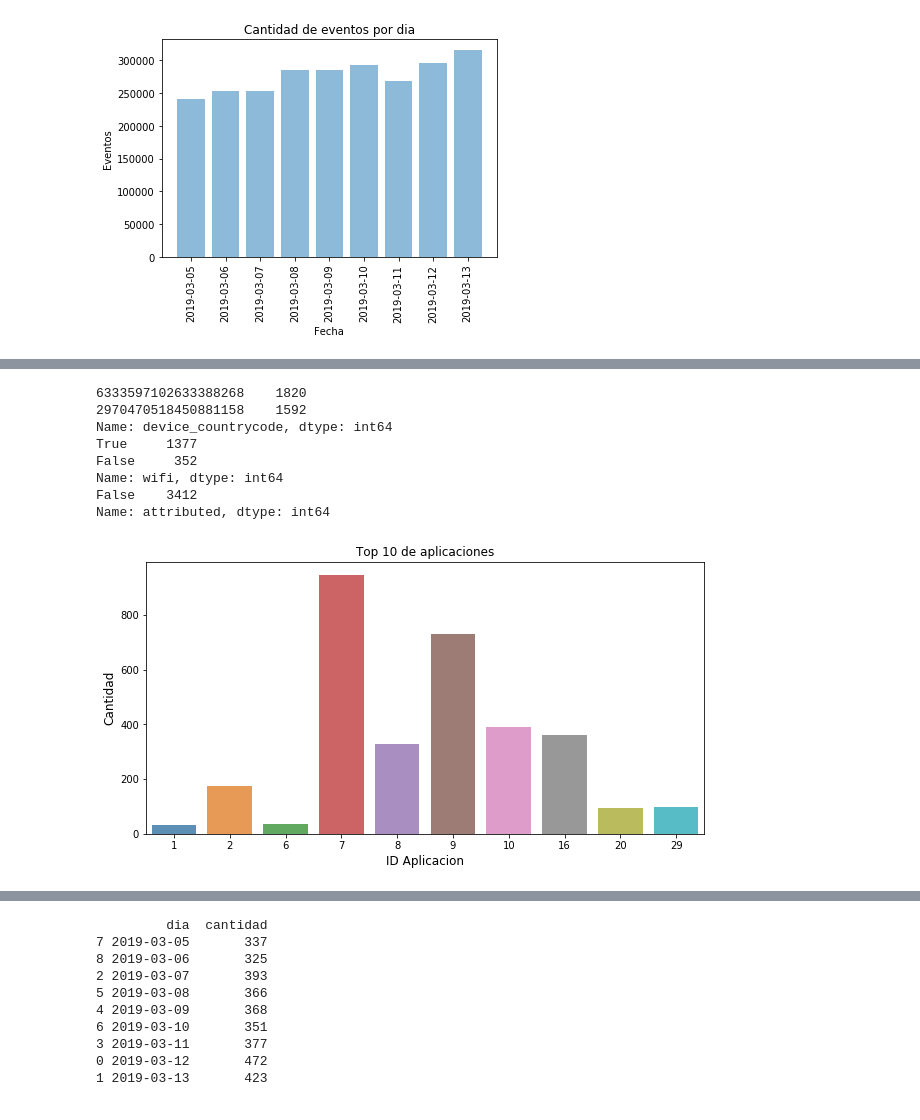
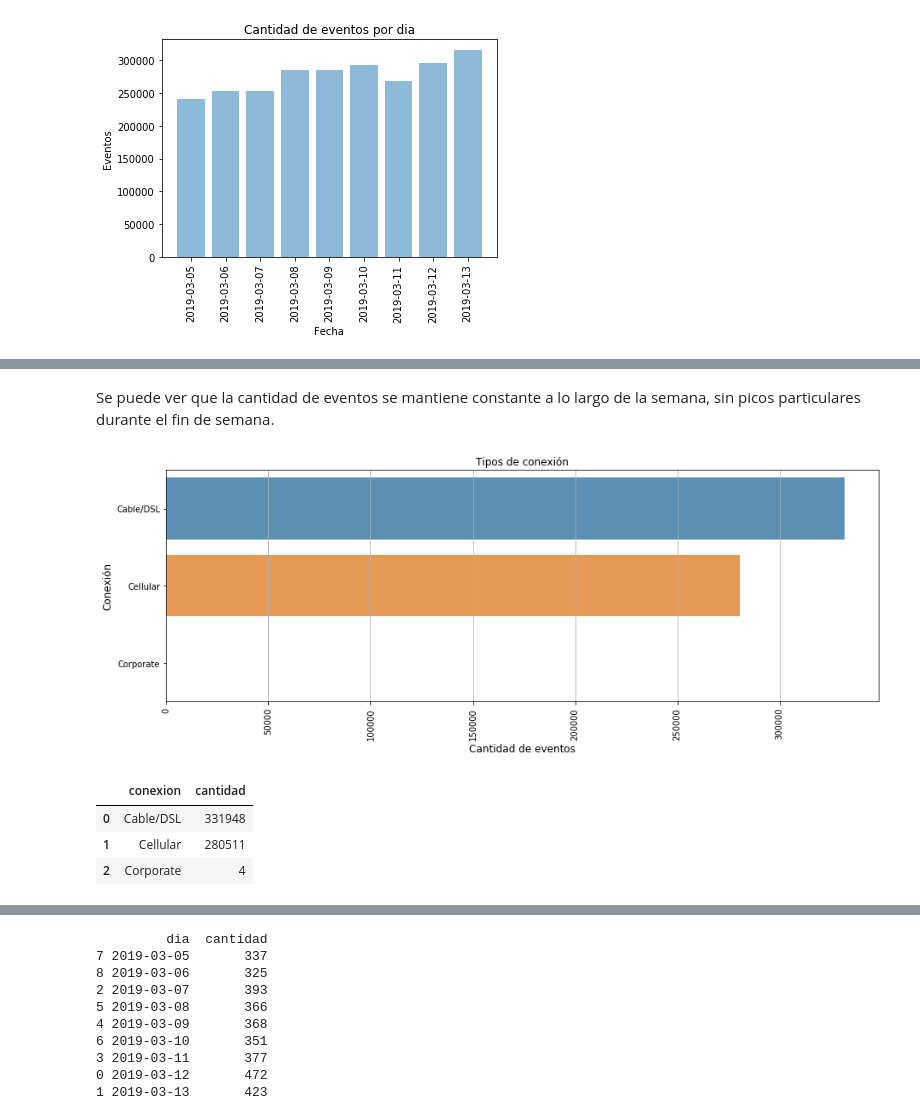
Before and after one commit to yanetrodriguez25/TpJampp, a Jupyter notebook: Tp1.ipynb, the cells around one changed output, grey strips where cells are left out. Saved outputs shown, nothing was run; the diff lists cells and outputs as text; code cells hidden in the pictures.

Commit message:
Mas info de events e installs

```diff
--- a/Tp1.ipynb
+++ b/Tp1.ipynb
@@ -575,29 +630,28 @@ df_installs.head(3)
-# %%
-#Las instalaciones se realizaron en dos países y más de la mitad de
-#los mismos ocurrieron en dispositivos que estaban conectados a una red WiFi.
-
-print(df_installs.device_countrycode.value_counts())
-print(df_installs.wifi.value_counts())
-
-#ninguna instalación es atribuida a Jampp.
-print(df_installs.attributed.value_counts())
-
-#Obtenemos el top 10 de aplicaciones en las cuales se realizaron más instalaciones.
-app_count  = df_installs['application_id'].value_counts(sort=True)
-app_count = app_count[:10,]
-plt.figure(figsize=(10,5))
-sns.barplot(app_count.index, app_count.values, alpha=0.8)
-plt.title('Top 10 de aplicaciones')
-plt.ylabel('Cantidad', fontsize=12)
-plt.xlabel('ID Aplicacion', fontsize=12)
-plt.show()
-# %% [output]
-6333597102633388268    1820
-2970470518450881158    1592
-Name: device_countrycode, dtype: int64
-True     1377
-False     352
-Name: wifi, dtype: int64
-False    3412
-Name: attributed, dtype: int64
-[figure, removed]
+# %% [markdown]
+Se puede ver que la cantidad de eventos se mantiene constante a lo largo de la semana, sin picos particulares durante el fin de semana.
+# %%
+#Obtenemos la cantidad de eventos que se realizaron con cada tipo de conexión.
+
+events_by_connection_type = df_events.connection_type.value_counts(sort=True)\
+       .rename_axis('conexion')\
+       .reset_index(name='cantidad')\
+       .sort_values(by='conexion', ascending=True)
+
+plt.figure(figsize=(15,5))
+ax=sns.barplot(events_by_connection_type.cantidad, events_by_connection_type.conexion, alpha=0.8, orient='h')
+ax.set_yticklabels(events_by_connection_type['conexion'])
+ax.grid(axis='x')
+plt.title('Tipos de conexión')
+plt.ylabel('Conexión', fontsize=12)
+plt.xlabel('Cantidad de eventos', fontsize=12)
+plt.xticks(rotation=90)
+plt.show()
+# %% [output]
+[figure, added]
+# %%
+events_by_connection_type
+# %% [output]
+|  | conexion | cantidad |
+| 0 | Cable/DSL | 331948 |
+| 1 | Cellular | 280511 |
+| 2 | Corporate | 4 |
```
Also changed, not shown: parts of 43 cells of this notebook.
